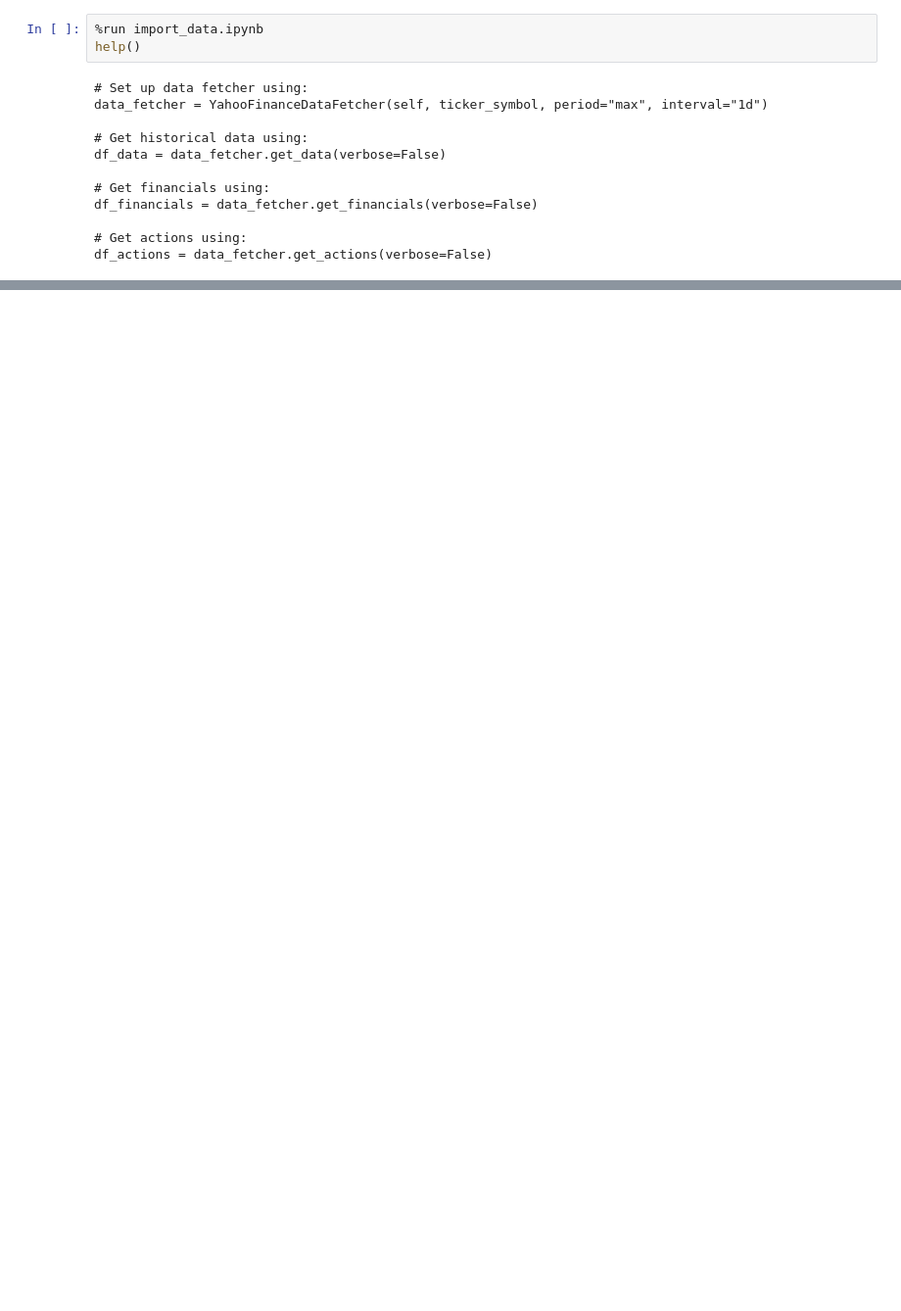
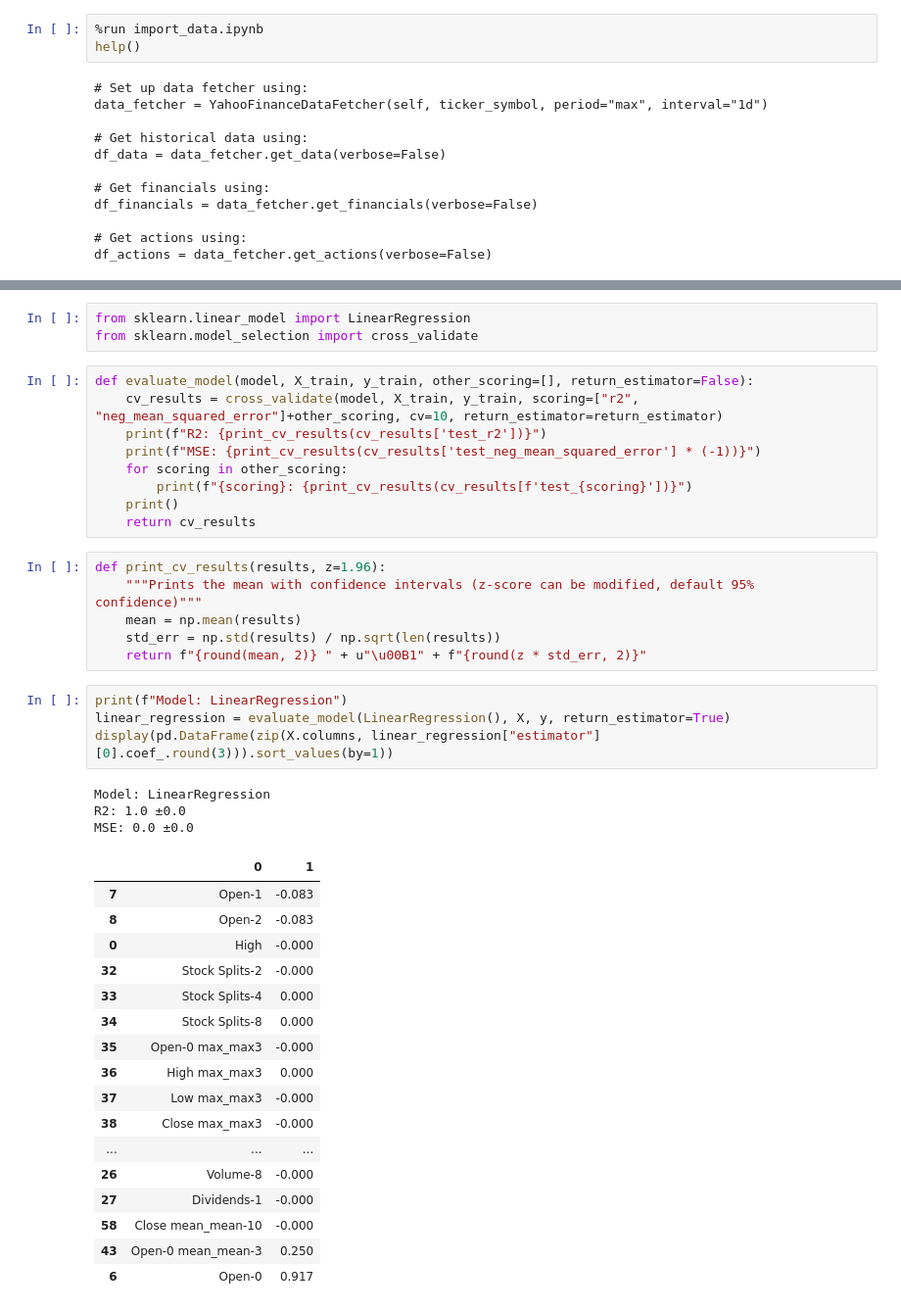
Before and after one commit to luck058/yfinance-prediction, a Jupyter notebook: model1.ipynb, the cells around one changed output, grey strips where cells are left out. Shown: that part at 98% size. Drawn from its saved outputs; the diff is of its cells as text; blank space fills up the shorter version.

Commit message:
Added linear regression and basic model testing

```diff
--- a/model1.ipynb
+++ b/model1.ipynb
@@ -51,0 +65,43 @@ print(df.shape)
+# %%
+from sklearn.linear_model import LinearRegression
+from sklearn.model_selection import cross_validate
+# %%
+def evaluate_model(model, X_train, y_train, other_scoring=[], return_estimator=False):
+    cv_results = cross_validate(model, X_train, y_train, scoring=["r2", "neg_mean_squared_error"]+other_scoring, cv=10, return_estimator=return_estimator)
+    print(f"R2: {print_cv_results(cv_results['test_r2'])}")
+    print(f"MSE: {print_cv_results(cv_results['test_neg_mean_squared_error'] * (-1))}")
+    for scoring in other_scoring:
+        print(f"{scoring}: {print_cv_results(cv_results[f'test_{scoring}'])}")
+    print()
+    return cv_results
+# %%
+def print_cv_results(results, z=1.96):
+    """Prints the mean with confidence intervals (z-score can be modified, default 95% confidence)"""
+    mean = np.mean(results)
+    std_err = np.std(results) / np.sqrt(len(results))
+    return f"{round(mean, 2)} " + u"\u00B1" + f"{round(z * std_err, 2)}"
+# %%
+print(f"Model: LinearRegression")
+linear_regression = evaluate_model(LinearRegression(), X, y, return_estimator=True)
+display(pd.DataFrame(zip(X.columns, linear_regression["estimator"][0].coef_.round(3))).sort_values(by=1))
+# %% [output]
+Model: LinearRegression
+R2: 1.0 ±0.0
+MSE: 0.0 ±0.0
+|  | 0 | 1 |
+| 7 | Open-1 | -0.083 |
+| 8 | Open-2 | -0.083 |
+| 0 | High | -0.000 |
+| 32 | Stock Splits-2 | -0.000 |
+| 33 | Stock Splits-4 | 0.000 |
+| 34 | Stock Splits-8 | 0.000 |
+| 35 | Open-0 max_max3 | -0.000 |
+| 36 | High max_max3 | 0.000 |
+| 37 | Low max_max3 | -0.000 |
+| 38 | Close max_max3 | -0.000 |
+| ... | ... | ... |
+| 26 | Volume-8 | -0.000 |
+| 27 | Dividends-1 | -0.000 |
+| 58 | Close mean_mean-10 | -0.000 |
+| 43 | Open-0 mean_mean-3 | 0.250 |
+| 6 | Open-0 | 0.917 |
```
Also changed, not shown: parts of 2 cells of this notebook.
